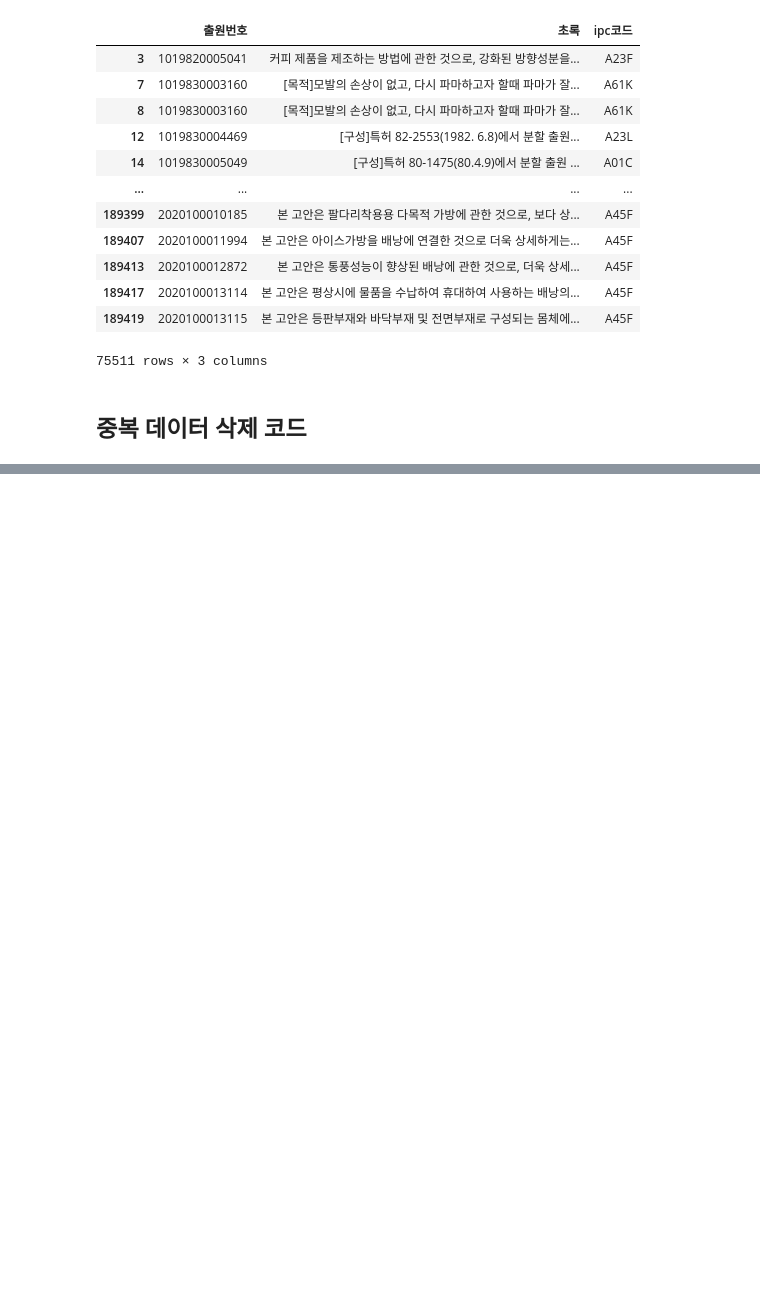
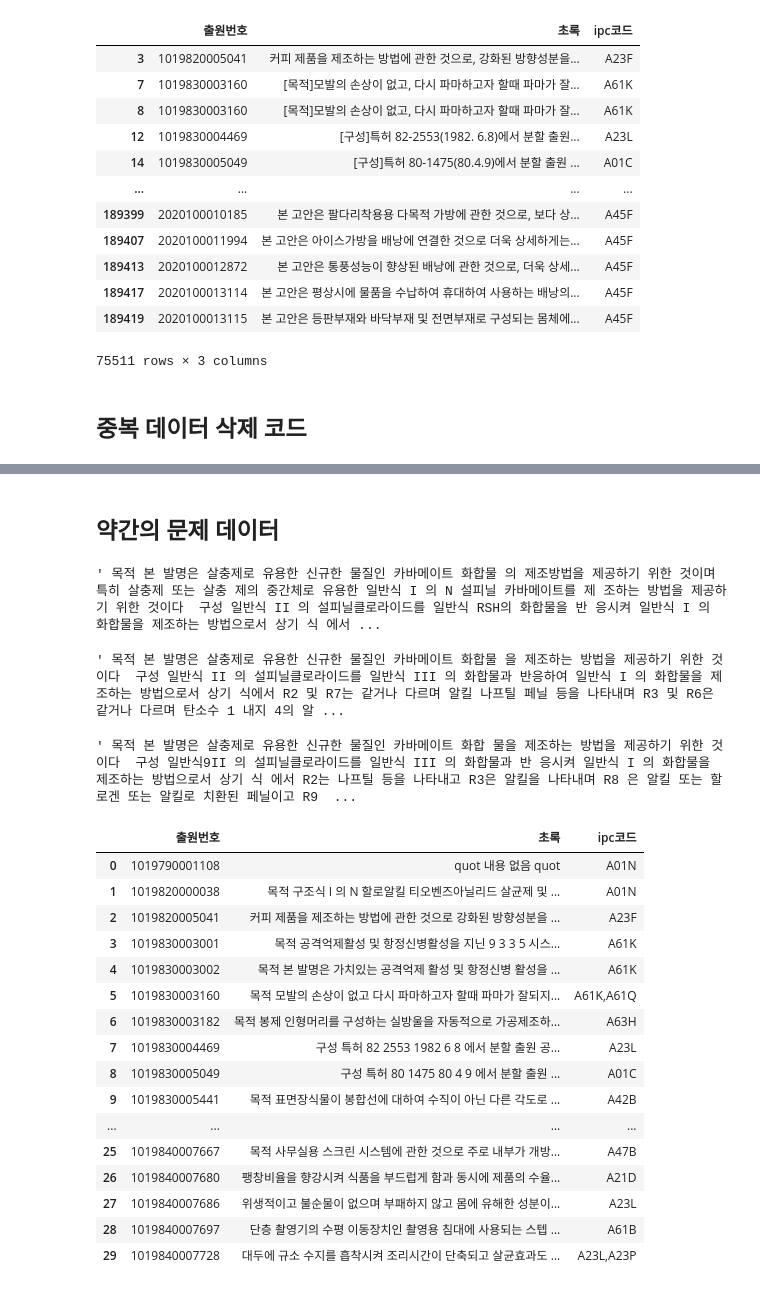
Before and after one commit to gyubinc/Patent_IPC_Classification, a Jupyter notebook: EDA.ipynb, the cells around one changed output, grey strips where cells are left out. Drawn from its saved outputs; the diff is of its cells as text; code cells hidden in the pictures; blank space fills up the shorter version.

```diff
--- a/EDA.ipynb
+++ b/EDA.ipynb
@@ -132,0 +129,37 @@ A.head(20)
+# %%
+def aggregation(data):
+    count = 1
+    while count:
+        count = 0
+        for i in range(len(data)-1):
+            if data['초록'][i] == A['초록'][i+1]:
+                count += 1
+                data['ipc코드'][i] = data['ipc코드'][i] + ',' + data['ipc코드'][i+1]
+                data = data.drop(i+1)
+                data = data.reset_index(drop = True)
+                print("hi")
+                break
+
+
+    return data
+
+def agg(x):
+    data = x.copy()
+    for i in range(len(data)-1):
+        if data['초록'][i] == data['초록'][i+1]:
+            if data['초록'][i+1] == data['초록'][i+2]:
+                data['ipc코드'][i] = data['ipc코드'][i] + ',' + data['ipc코드'][i+1] + ',' + data['ipc코드'][i+2]
+            else:
+                data['ipc코드'][i] = data['ipc코드'][i] + ',' + data['ipc코드'][i+1]
+    data = data.drop_duplicates(subset=['출원번호'], keep='first')
+    data = data.drop_duplicates(subset=['초록'], keep='first')
+    data = data.reset_index(drop = True)
+    return data
+# %%
+a = agg(A)
+b = agg(B)
+c = agg(C)
+d = agg(D)
+e = agg(E)
+f = agg(F)
+g = agg(G)
@@ -132,0 +175,34 @@ A.head(20)
+# %% [markdown]
+## 약간의 문제 데이터
+# %%
+a['초록'][17]
+# %% [output]
+' 목적 본 발명은 살충제로 유용한 신규한 물질인 카바메이트 화합물 의 제조방법을 제공하기 위한 것이며 특히 살충제 또는 살충 제의 중간체로 유용한 일반식 I 의 N 설피닐 카바메이트를 제 조하는 방법을 제공하기 위한 것이다  구성 일반식 II 의 설피닐클로라이드를 일반식 RSH의 화합물을 반 응시켜 일반식 I 의 화합물을 제조하는 방법으로서 상기 식 에서 ...
+# %%
+a['초록'][18]
+# %% [output]
+' 목적 본 발명은 살충제로 유용한 신규한 물질인 카바메이트 화합물 을 제조하는 방법을 제공하기 위한 것이다  구성 일반식 II 의 설피닐클로라이드를 일반식 III 의 화합물과 반응하여 일반식 I 의 화합물을 제조하는 방법으로서 상기 식에서 R2 및 R7는 같거나 다르며 알킬 나프틸 페닐 등을 나타내며 R3 및 R6은 같거나 다르며 탄소수 1 내지 4의 알 ...
+# %%
+a['초록'][19]
+# %% [output]
+' 목적 본 발명은 살충제로 유용한 신규한 물질인 카바메이트 화합 물을 제조하는 방법을 제공하기 위한 것이다  구성 일반식9II 의 설피닐클로라이드를 일반식 III 의 화합물과 반 응시켜 일반식 I 의 화합물을 제조하는 방법으로서 상기 식 에서 R2는 나프틸 등을 나타내고 R3은 알킬을 나타내며 R8 은 알킬 또는 할로겐 또는 알킬로 치환된 페닐이고 R9  ...
+# %%
+a.head(30)
+# %% [output]
+|  | 출원번호 | 초록 | ipc코드 |
+| 0 | 1019790001108 | quot 내용 없음 quot | A01N |
+| 1 | 1019820000038 | 목적 구조식 I 의 N 할로알킬 티오벤즈아닐리드 살균제 및 ... | A01N |
+| 2 | 1019820005041 | 커피 제품을 제조하는 방법에 관한 것으로 강화된 방향성분을 ... | A23F |
+| 3 | 1019830003001 | 목적 공격억제활성 및 항정신병활성을 지닌 9 3 3 5 시스... | A61K |
+| 4 | 1019830003002 | 목적 본 발명은 가치있는 공격억제 활성 및 항정신병 활성을 ... | A61K |
+| 5 | 1019830003160 | 목적 모발의 손상이 없고 다시 파마하고자 할때 파마가 잘되지... | A61K,A61Q |
+| 6 | 1019830003182 | 목적 봉제 인형머리를 구성하는 실방울을 자동적으로 가공제조하... | A63H |
+| 7 | 1019830004469 | 구성 특허 82 2553 1982 6 8 에서 분할 출원 공... | A23L |
+| 8 | 1019830005049 | 구성 특허 80 1475 80 4 9 에서 분할 출원 ... | A01C |
+| 9 | 1019830005441 | 목적 표면장식물이 봉합선에 대하여 수직이 아닌 다른 각도로 ... | A42B |
+| ... | ... | ... | ... |
+| 25 | 1019840007667 | 목적 사무실용 스크린 시스템에 관한 것으로 주로 내부가 개방... | A47B |
+| 26 | 1019840007680 | 팽창비율을 향강시켜 식품을 부드럽게 함과 동시에 제품의 수율... | A21D |
+| 27 | 1019840007686 | 위생적이고 불순물이 없으며 부패하지 않고 몸에 유해한 성분이... | A23L |
+| 28 | 1019840007697 | 단층 촬영기의 수평 이동장치인 촬영용 침대에 사용되는 스텝 ... | A61B |
+| 29 | 1019840007728 | 대두에 규소 수지를 흡착시켜 조리시간이 단축되고 살균효과도 ... | A23L,A23P |
```
Also changed, not shown: parts of 21 cells of this notebook.
